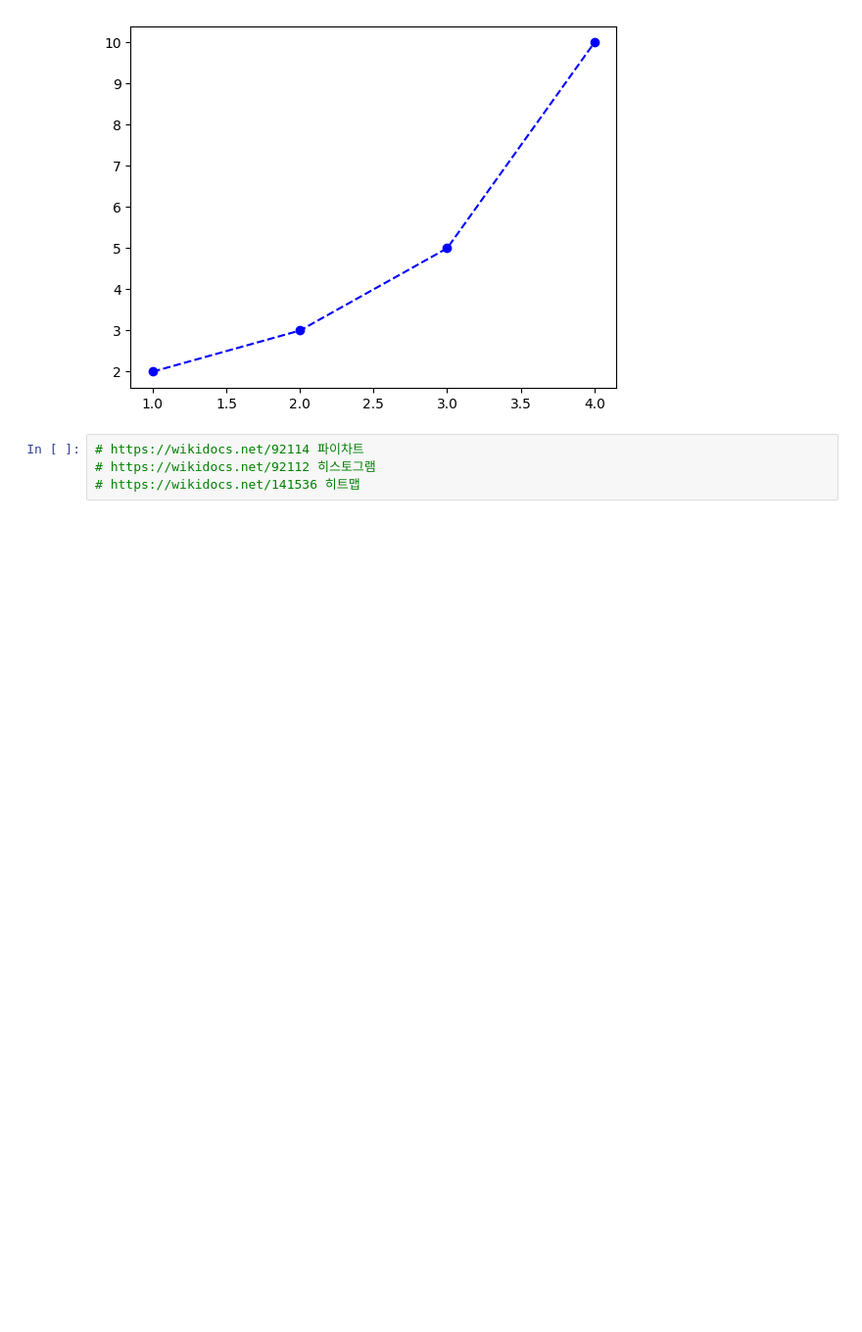
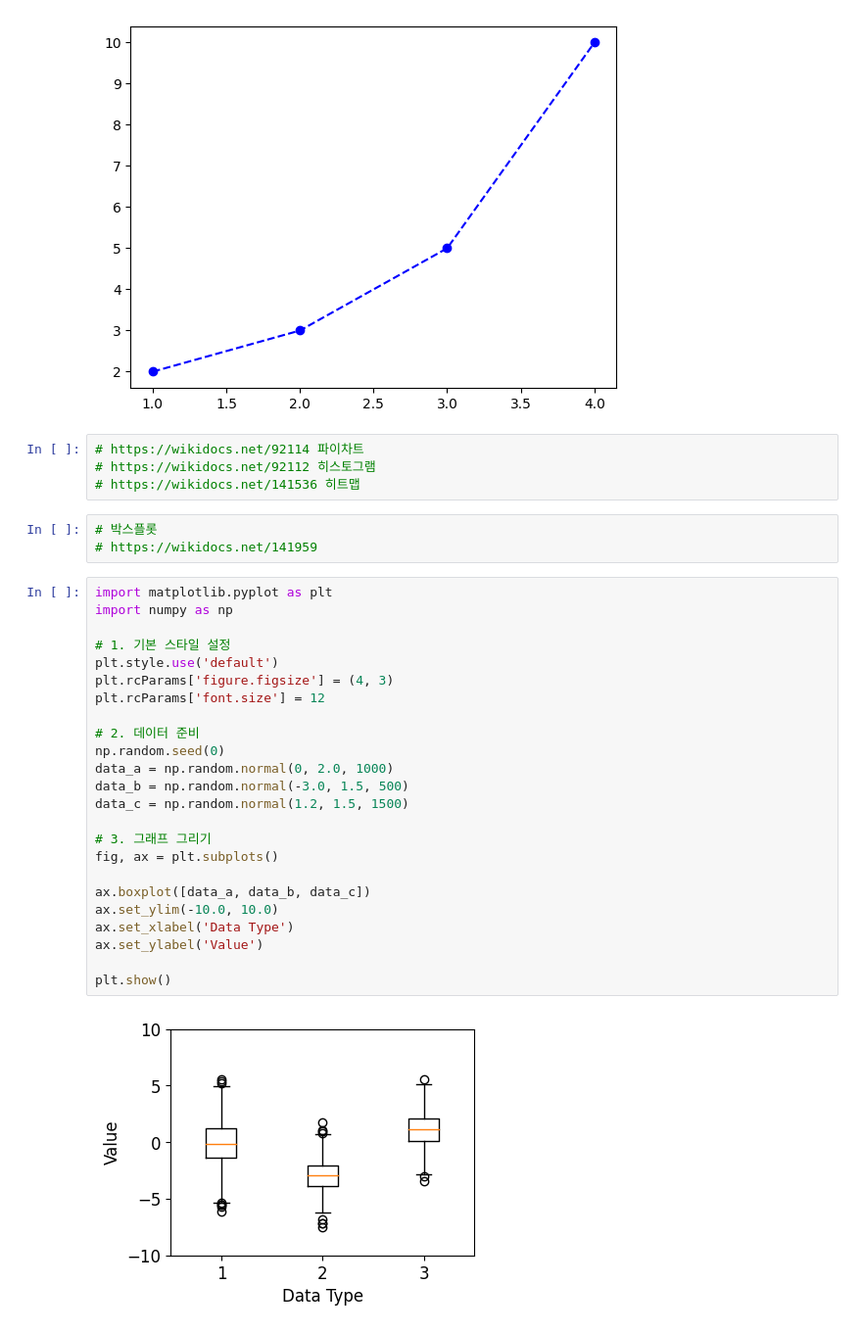
Before and after one commit to BomiDevlog/Multicampus-Data, a Jupyter notebook: DS/1-2.Matplotlib 기초.ipynb, the cells around one changed output. Shown at 98% size. Cells and saved outputs as stored; diff of their text form; blank space fills up the shorter version.

```diff
--- a/DS/1-2.Matplotlib 기초.ipynb
+++ b/DS/1-2.Matplotlib 기초.ipynb
@@ -156,3 +156,32 @@ plt.plot([1, 2, 3, 4], [2, 3, 5, 10], 'bo--')     # 파란색 + 마커 + 점선
 # https://wikidocs.net/92114 파이차트
 # https://wikidocs.net/92112 히스토그램
 # https://wikidocs.net/141536 히트맵
+# %%
+# 박스플롯
+# https://wikidocs.net/141959
+# %%
+import matplotlib.pyplot as plt
+import numpy as np
+
+# 1. 기본 스타일 설정
+plt.style.use('default')
+plt.rcParams['figure.figsize'] = (4, 3)
+plt.rcParams['font.size'] = 12
+
+# 2. 데이터 준비
+np.random.seed(0)
+data_a = np.random.normal(0, 2.0, 1000)
+data_b = np.random.normal(-3.0, 1.5, 500)
+data_c = np.random.normal(1.2, 1.5, 1500)
+
+# 3. 그래프 그리기
+fig, ax = plt.subplots()
+
+ax.boxplot([data_a, data_b, data_c])
+ax.set_ylim(-10.0, 10.0)
+ax.set_xlabel('Data Type')
+ax.set_ylabel('Value')
+
+plt.show()
+# %% [output]
+[figure, added]
```
Also changed, not shown: 7 other files.
